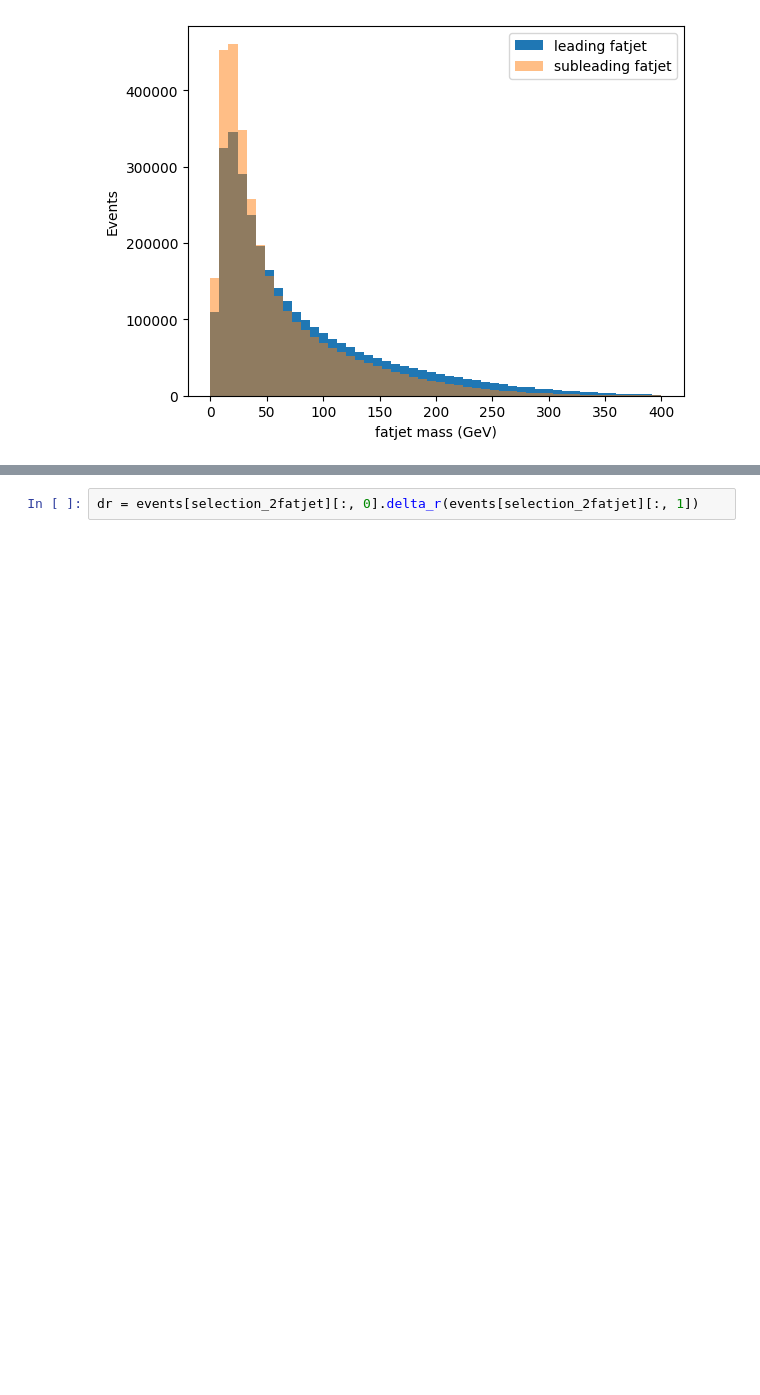
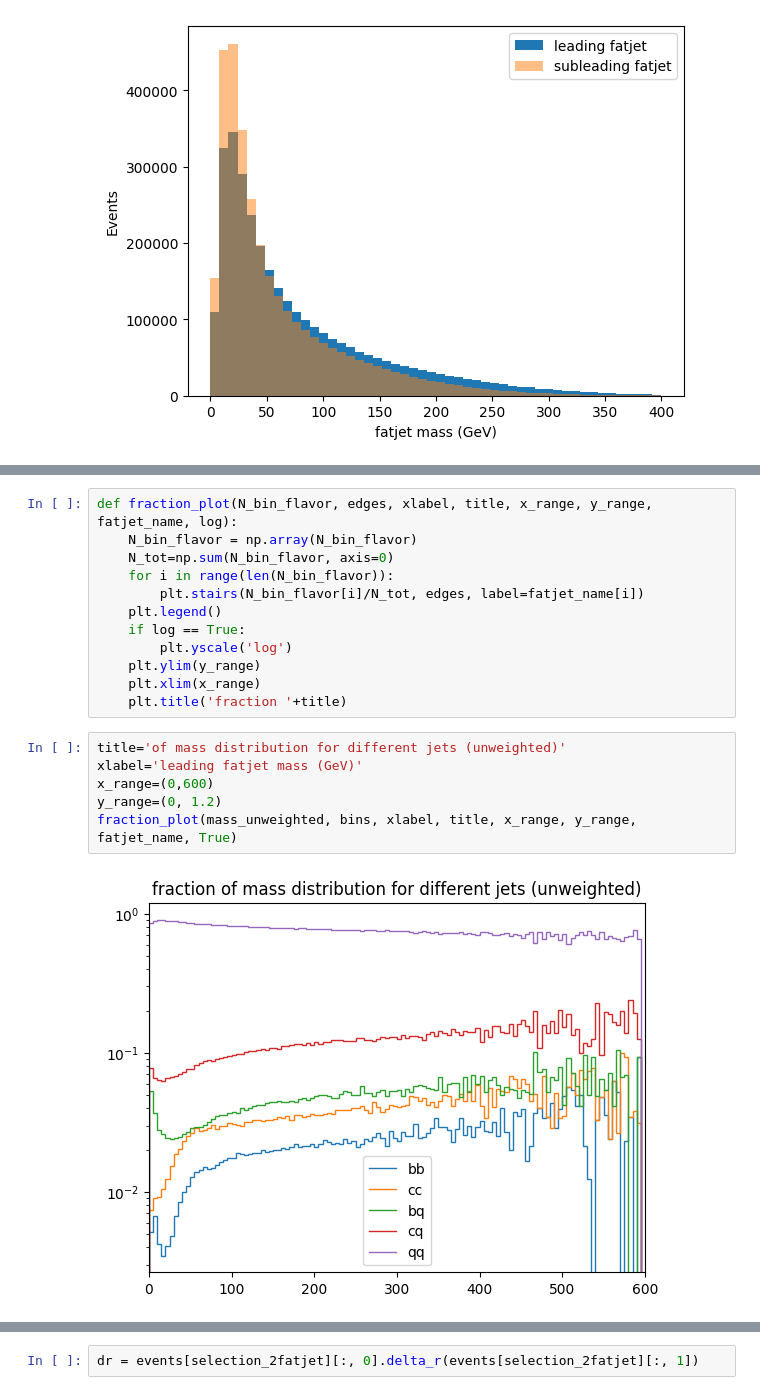
Before and after one commit to dyl64/Dongyi-Oral-Qual, a Jupyter notebook: coffea_Zcc_analysis.ipynb, the cells around one changed output, grey strips where cells are left out. Saved outputs shown, nothing was run; the diff lists cells and outputs as text; blank space fills up the shorter version.

```diff
--- a/coffea_Zcc_analysis.ipynb
+++ b/coffea_Zcc_analysis.ipynb
@@ -126,0 +331,20 @@ The range of subleading fatjet mass is from -0.0 to 683.3 GeV
+# %%
+def fraction_plot(N_bin_flavor, edges, xlabel, title, x_range, y_range, fatjet_name, log):
+    N_bin_flavor = np.array(N_bin_flavor)
+    N_tot=np.sum(N_bin_flavor, axis=0)
+    for i in range(len(N_bin_flavor)):
+        plt.stairs(N_bin_flavor[i]/N_tot, edges, label=fatjet_name[i])
+    plt.legend()
+    if log == True:
+        plt.yscale('log')
+    plt.ylim(y_range)
+    plt.xlim(x_range)
+    plt.title('fraction '+title)
+# %%
+title='of mass distribution for different jets (unweighted)'
+xlabel='leading fatjet mass (GeV)'
+x_range=(0,600)
+y_range=(0, 1.2)
+fraction_plot(mass_unweighted, bins, xlabel, title, x_range, y_range, fatjet_name, True)
+# %% [output]
+[figure, added]
```
Also changed, not shown: parts of 46 cells of this notebook, 1 other file.
